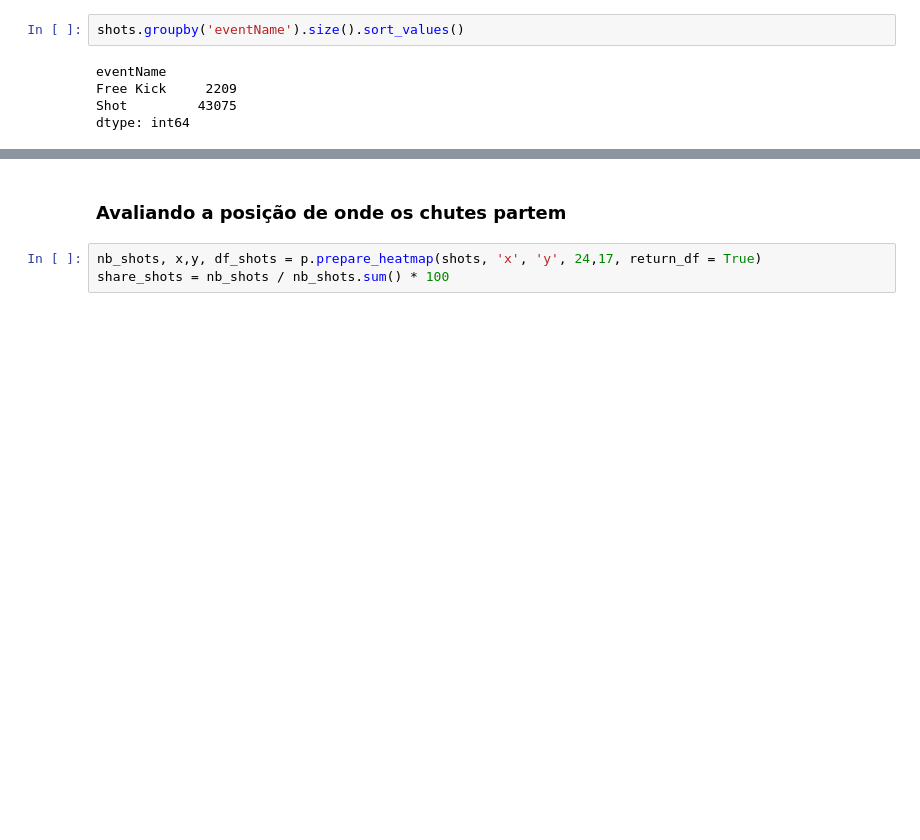
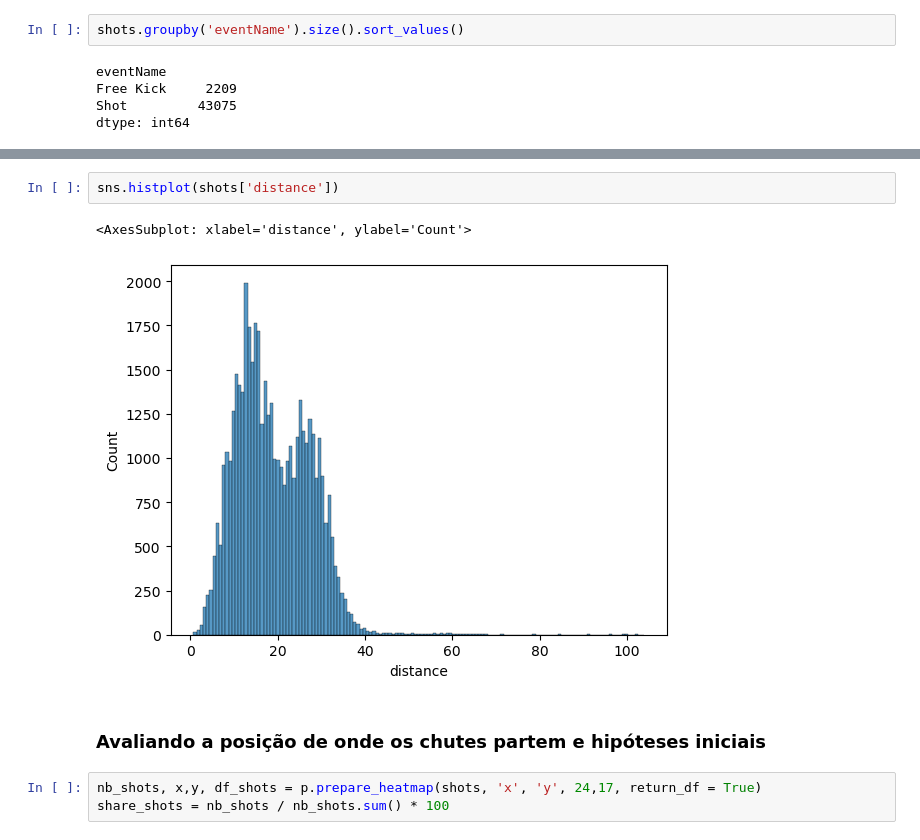
Before and after one commit to lucasmaretti/football_analytics, a Jupyter notebook: 01_analise_exploratoria.ipynb, the cells around one changed output, grey strips where cells are left out. Saved outputs shown, nothing was run; the diff lists cells and outputs as text; blank space fills up the shorter version.

```diff
--- a/01_analise_exploratoria.ipynb
+++ b/01_analise_exploratoria.ipynb
@@ -133,5 +181,10 @@ sns.histplot(shots['goal'])
+# %%
+sns.histplot(shots['distance'])
+# %% [output]
+<AxesSubplot: xlabel='distance', ylabel='Count'>
+[figure, added]
 # %% [markdown]
-### Avaliando a posição de onde os chutes partem
+### Avaliando a posição de onde os chutes partem e hipóteses iniciais
 # %%
 nb_shots, x,y, df_shots = p.prepare_heatmap(shots, 'x', 'y', 24,17, return_df = True)
 share_shots = nb_shots / nb_shots.sum() * 100
```
Also changed, not shown: parts of 40 cells of this notebook.
